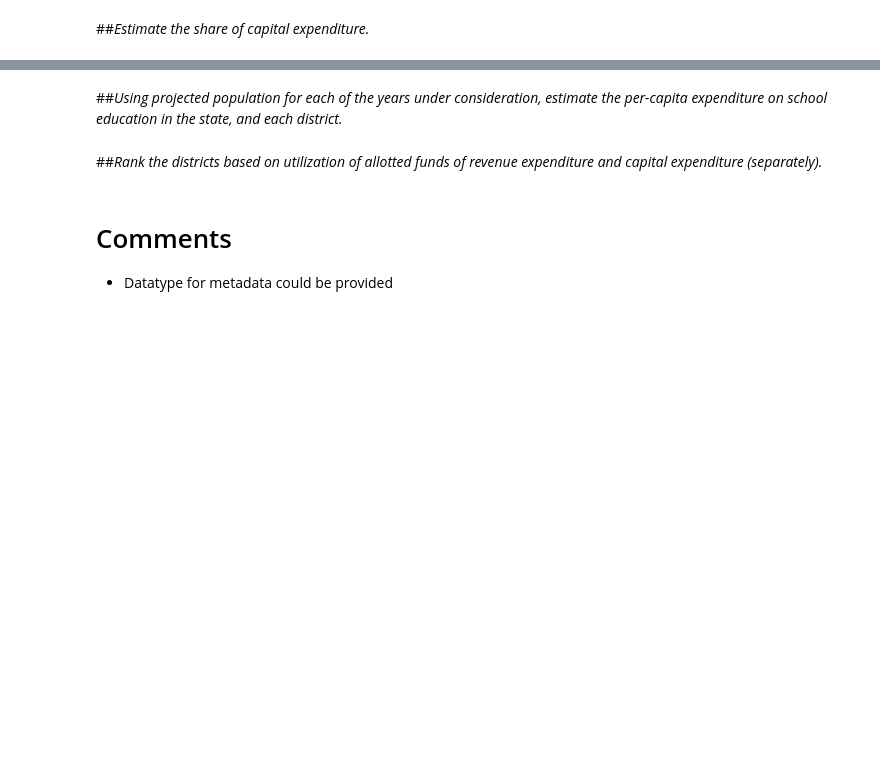
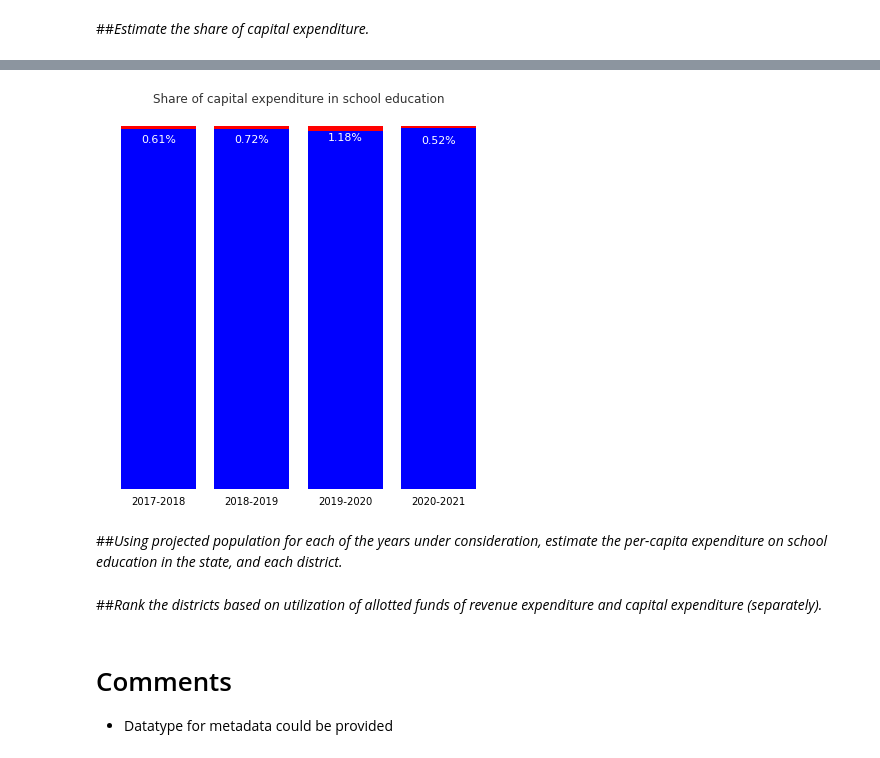
Before and after one commit to akhil7philip/School_Expenditure_in_UP, a Jupyter notebook: Assignment_CivicDataLab_Akhil.ipynb, the cells around one changed output, grey strips where cells are left out. Cells and saved outputs as stored; diff of their text form; code cells hidden in the pictures; blank space fills up the shorter version.

```diff
--- a/Assignment_CivicDataLab_Akhil.ipynb
+++ b/Assignment_CivicDataLab_Akhil.ipynb
@@ -558,3 +788,29 @@ capital_heads = df_20['Major Head'].where(df_20['Major Head'].str.contains(regex
+# %%
+plt.figure(figsize=(7,7))
+
+years = [i[0] for i in rev_exp_list]
+rev_vals = [i[1] for i in rev_exp_list]
+cap_vals = [i[1] for i in cap_exp_list]
+rev_bars = plt.bar(years, rev_vals, linewidth=0, color='b')
+cap_bars = plt.bar(years, cap_vals, linewidth=0, color='r', bottom=rev_vals)
+plt.title('Share of capital expenditure in school education', alpha=0.8)
+
+#plt.ylim([0, 100])
+
+# remove all the ticks (both axes), and tick labels on the Y axis
+plt.tick_params(bottom=False, left=False, labelleft=False)
+
+# remove the frame of the chart
+for spine in plt.gca().spines.values():
+    spine.set_visible(False)
+
+# direct label each bar with Y axis values
+for bar in cap_bars:
+    plt.gca().text(bar.get_x() + bar.get_width()/2, bar.get_height()+95, '{:.4}'.format(str(bar.get_height())) + '%', ha='center', color='w', fontsize=11)
+
+plt.show()
+# %% [output]
+[figure, added]
 # %% [markdown]
 ##*Using projected population for each of the years under consideration, estimate the per-capita expenditure on school education in the state, and each district.*
 # %% [markdown]
```
Also changed, not shown: parts of 80 cells of this notebook.
